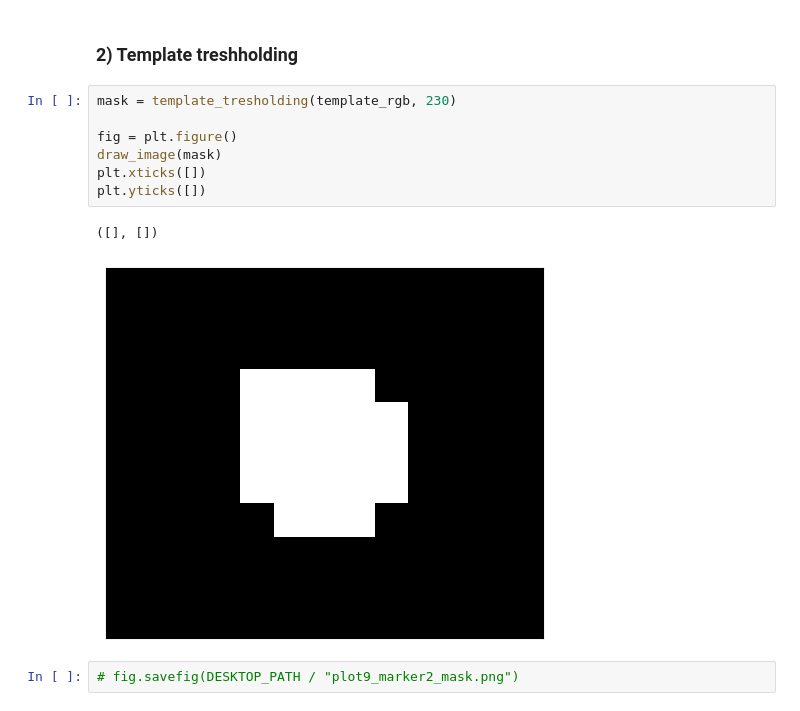
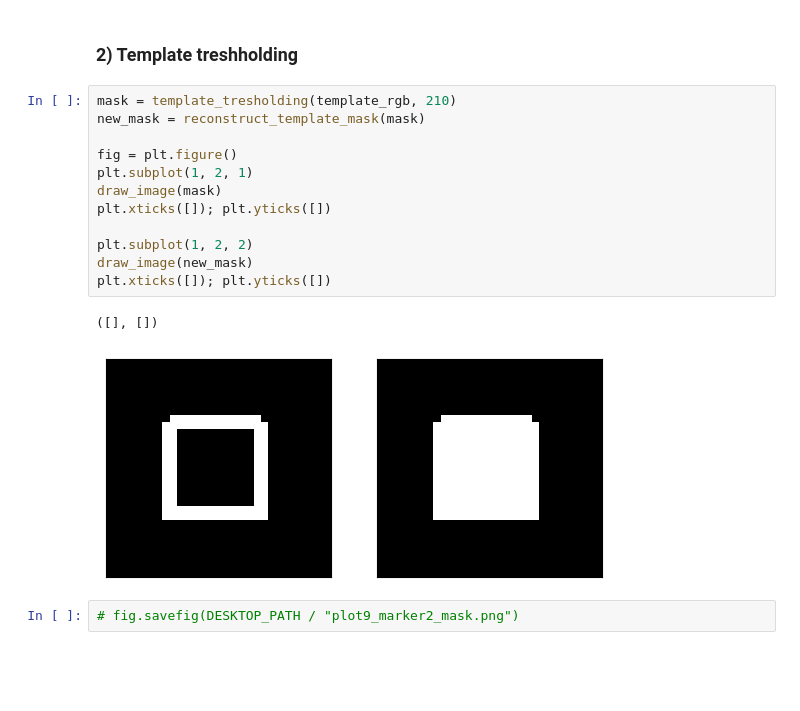
Before and after one commit to adusachev/scanplot, a Jupyter notebook: plot2data/pipeline.ipynb, the cells around one changed output. Cells and saved outputs as stored; diff of their text form; blank space fills up the shorter version.

Commit message:
template matching with 2 template masks (dased on connected components); create replace_black_pixels function

```diff
--- a/plot2data/pipeline.ipynb
+++ b/plot2data/pipeline.ipynb
@@ -102,15 +103,20 @@ draw_image(template_rgb)
 # %% [markdown]
 ### 2) Template treshholding
 # %%
-mask = template_tresholding(template_rgb, 230)
+mask = template_tresholding(template_rgb, 210)
+new_mask = reconstruct_template_mask(mask)
 
 fig = plt.figure()
+plt.subplot(1, 2, 1)
 draw_image(mask)
-plt.xticks([])
-plt.yticks([])
+plt.xticks([]); plt.yticks([])
+
+plt.subplot(1, 2, 2)
+draw_image(new_mask)
+plt.xticks([]); plt.yticks([])
 # %% [output]
 ([], [])
-[figure, old version]
+[figure, new version]
 # %%
 # fig.savefig(DESKTOP_PATH / "plot9_marker2_mask.png")
 # %%
```
Also changed, not shown: parts of 15 cells of this notebook, 3 other files.
